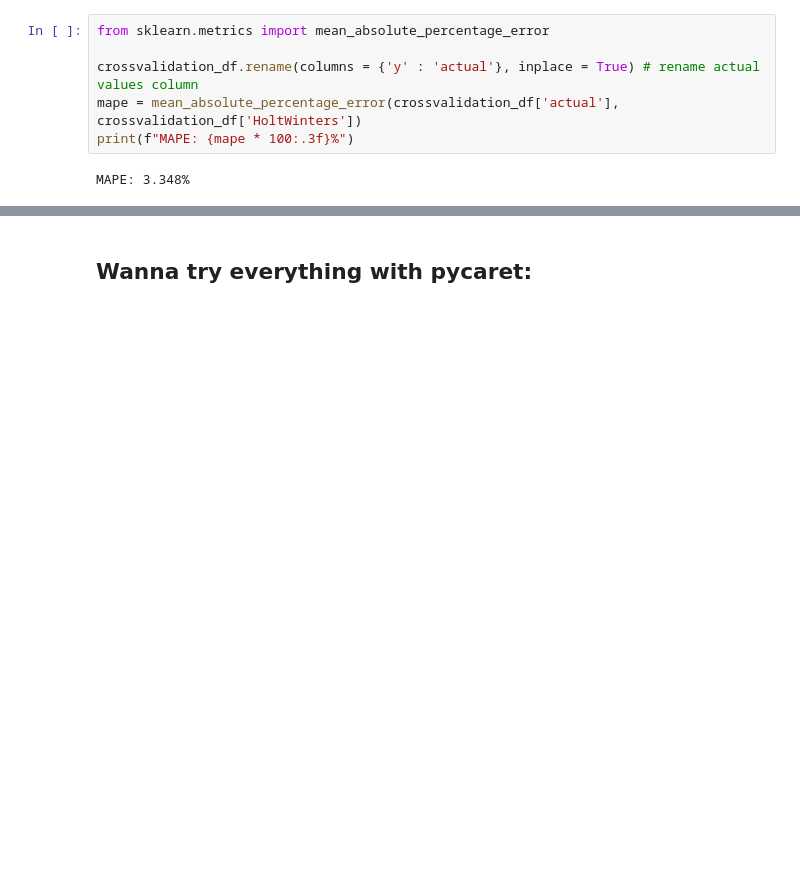
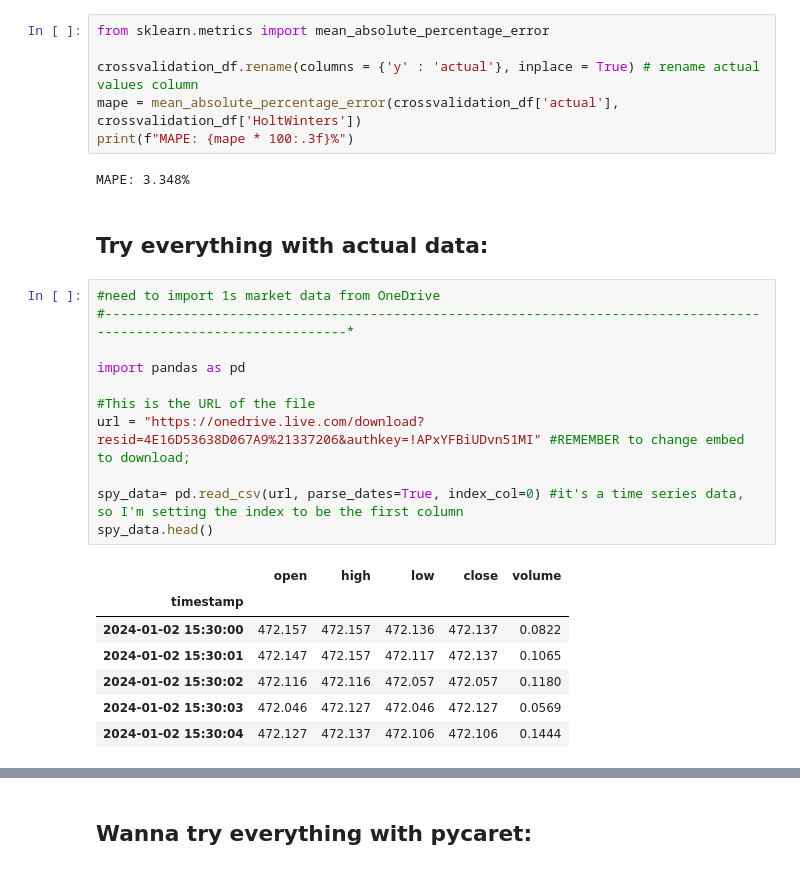
Before and after one commit to edoardoCame/PythonMiniTutorials, a Jupyter notebook: time series models/exponential smoothing method.ipynb, the cells around one changed output, grey strips where cells are left out. Drawn from its saved outputs; the diff is of its cells as text; blank space fills up the shorter version.

```diff
--- a/time series models/exponential smoothing method.ipynb
+++ b/time series models/exponential smoothing method.ipynb
@@ -209,3 +209,24 @@ mape = mean_absolute_percentage_error(crossvalidation_df['actual'], crossvalidat
 print(f"MAPE: {mape * 100:.3f}%")
 # %% [output]
 MAPE: 3.348%
+# %% [markdown]
+## Try everything with actual data:
+# %%
+#need to import 1s market data from OneDrive
+#--------------------------------------------------------------------------------------------------------------------*
+
+import pandas as pd
+
+#This is the URL of the file
+url = "https://onedrive.live.com/download?resid=4E16D53638D067A9%21337206&authkey=!APxYFBiUDvn51MI" #REMEMBER to change embed to download;
+
+spy_data= pd.read_csv(url, parse_dates=True, index_col=0) #it's a time series data, so I'm setting the index to be the first column
+spy_data.head()
+# %% [output]
+|  | open | high | low | close | volume |
+| timestamp |  |  |  |  |  |
+| 2024-01-02 15:30:00 | 472.157 | 472.157 | 472.136 | 472.137 | 0.0822 |
+| 2024-01-02 15:30:01 | 472.147 | 472.157 | 472.117 | 472.137 | 0.1065 |
+| 2024-01-02 15:30:02 | 472.116 | 472.116 | 472.057 | 472.057 | 0.1180 |
+| 2024-01-02 15:30:03 | 472.046 | 472.127 | 472.046 | 472.127 | 0.0569 |
+| 2024-01-02 15:30:04 | 472.127 | 472.137 | 472.106 | 472.106 | 0.1444 |
```
Also changed, not shown: parts of 4 cells of this notebook.
